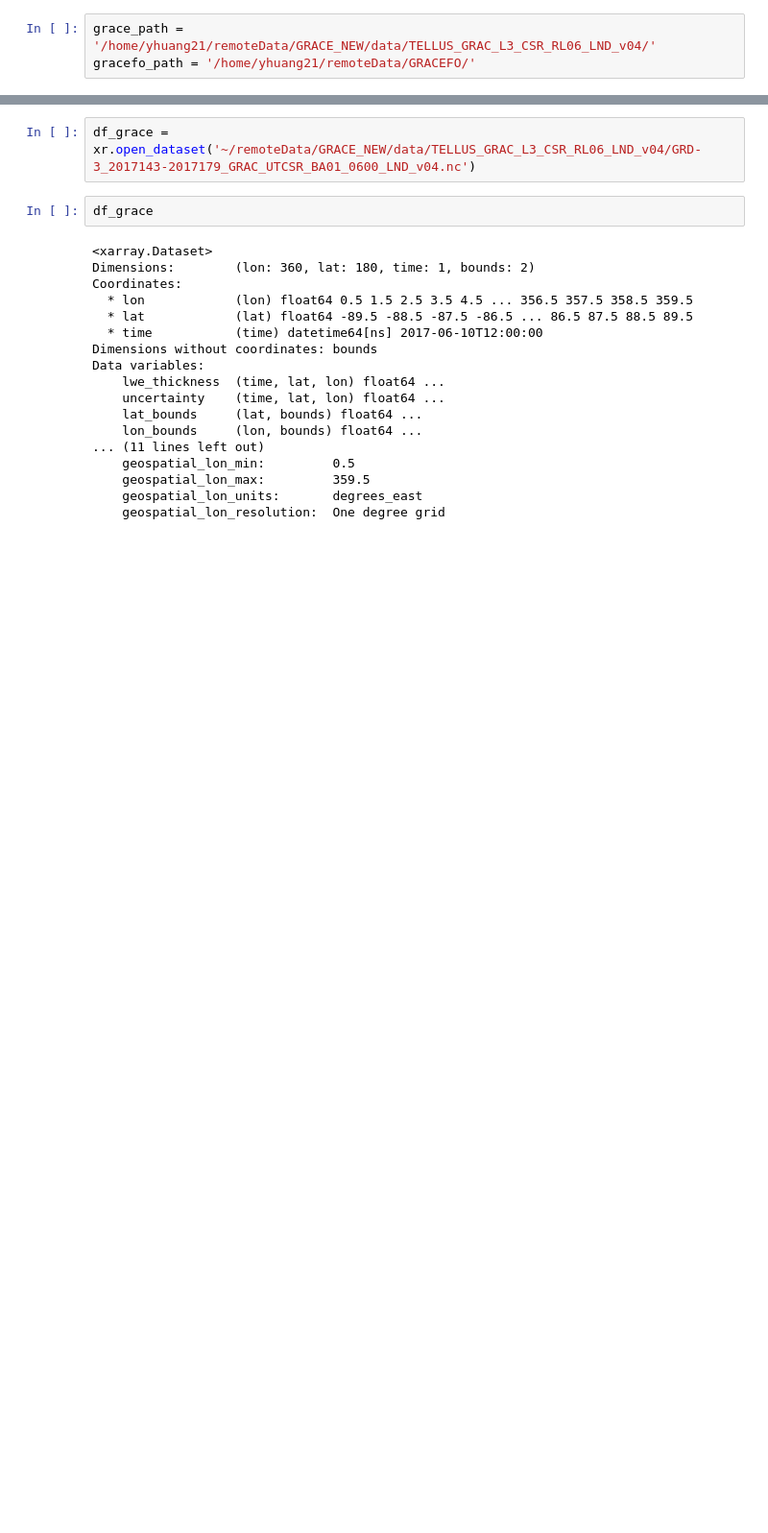
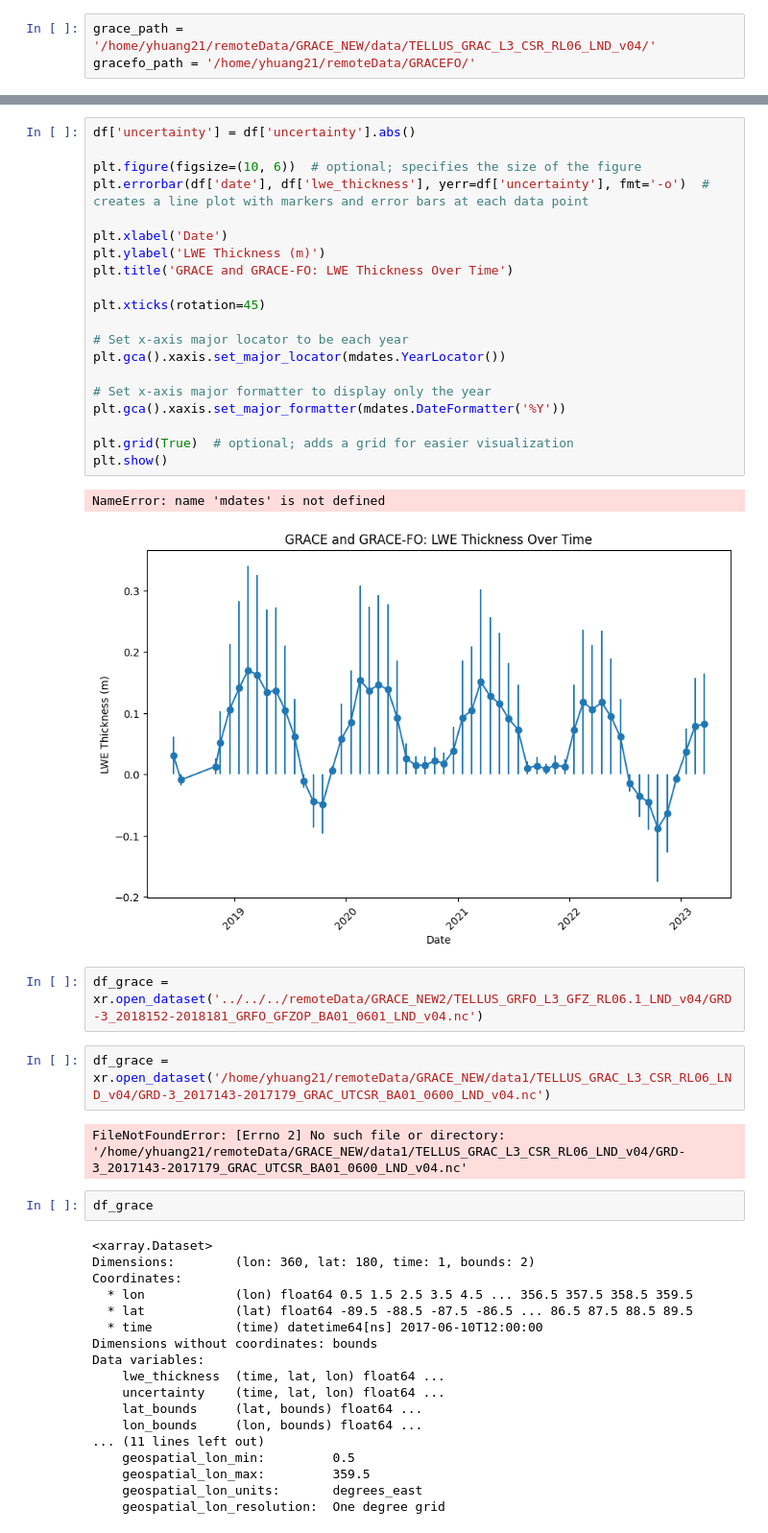
Before and after one commit to uwescience/DSSG2023-Groundwater, a Jupyter notebook: Snippets/yuanninghuang/test.ipynb, the cells around one changed output, grey strips where cells are left out. Shown at 96% size. Saved outputs shown, nothing was run; the diff lists cells and outputs as text; blank space fills up the shorter version.

```diff
--- a/Snippets/yuanninghuang/test.ipynb
+++ b/Snippets/yuanninghuang/test.ipynb
@@ -79,5 +92,32 @@ plt.show()
+# %%
+df['uncertainty'] = df['uncertainty'].abs()
+
+plt.figure(figsize=(10, 6))  # optional; specifies the size of the figure
+plt.errorbar(df['date'], df['lwe_thickness'], yerr=df['uncertainty'], fmt='-o')  # creates a line plot with markers and error bars at each data point
+
+plt.xlabel('Date')
+plt.ylabel('LWE Thickness (m)')
+plt.title('GRACE and GRACE-FO: LWE Thickness Over Time')
+
+plt.xticks(rotation=45)
+
+# Set x-axis major locator to be each year
+plt.gca().xaxis.set_major_locator(mdates.YearLocator())
+
+# Set x-axis major formatter to display only the year
+plt.gca().xaxis.set_major_formatter(mdates.DateFormatter('%Y'))
+
+plt.grid(True)  # optional; adds a grid for easier visualization
+plt.show()
+# %% [output]
+NameError: name 'mdates' is not defined
+[figure, added]
+# %%
+df_grace = xr.open_dataset('../../../remoteData/GRACE_NEW2/TELLUS_GRFO_L3_GFZ_RL06.1_LND_v04/GRD-3_2018152-2018181_GRFO_GFZOP_BA01_0601_LND_v04.nc')
 # %%
-df_grace = xr.open_dataset('~/remoteData/GRACE_NEW/data/TELLUS_GRAC_L3_CSR_RL06_LND_v04/GRD-3_2017143-2017179_GRAC_UTCSR_BA01_0600_LND_v04.nc')
+df_grace = xr.open_dataset('/home/yhuang21/remoteData/GRACE_NEW/data1/TELLUS_GRAC_L3_CSR_RL06_LND_v04/GRD-3_2017143-2017179_GRAC_UTCSR_BA01_0600_LND_v04.nc')
+# %% [output]
+FileNotFoundError: [Errno 2] No such file or directory: '/home/yhuang21/remoteData/GRACE_NEW/data1/TELLUS_GRAC_L3_CSR_RL06_LND_v04/GRD-3_2017143-2017179_GRAC_UTCSR_BA01_0600_LND_v04.nc'
 # %%
 df_grace
 # %% [output]
```
Also changed, not shown: parts of 7 cells of this notebook.
